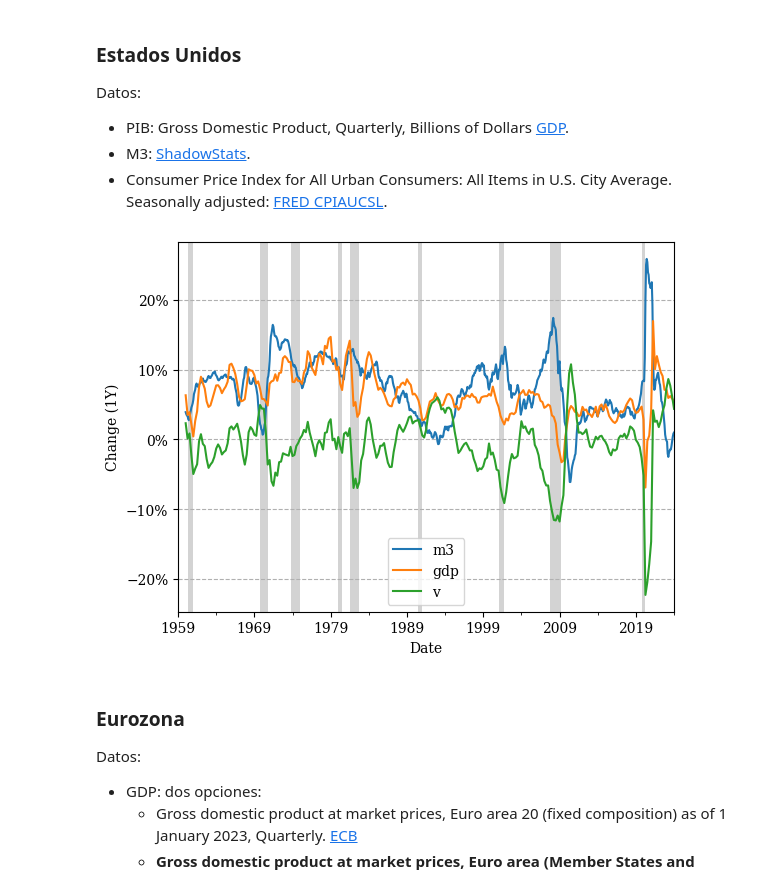
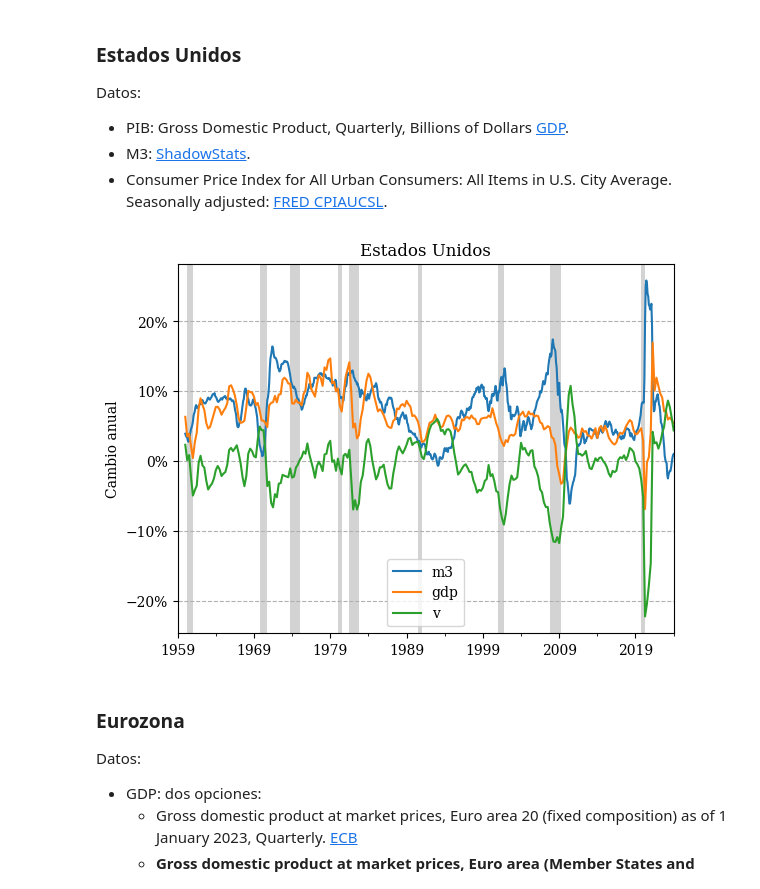
Before and after one commit to MiguelPuntoEs/money-growth, a Jupyter notebook: money-growth.ipynb, the cells around one changed output. Cells and saved outputs as stored; diff of their text form; code cells hidden in the pictures.

Commit message:
Añadidas gráficas y cambios menores

```diff
--- a/money-growth.ipynb
+++ b/money-growth.ipynb
@@ -96,15 +98,17 @@ df_us['v'] = df_us['gdp']/df_us['m3']
 # %%
 fig, ax = plt.subplots()
 
 df_us[['m3']].pct_change(periods=12, fill_method=None).plot(ax=ax)
 df_us[['gdp', 'v']].dropna().pct_change(periods=4, fill_method=None).plot(ax=ax)
 plot_recessions(ax)
 
+ax.set_title('Estados Unidos')
 ax.yaxis.set_major_formatter(mtick.PercentFormatter(1.0))
 ax.grid(which='major', axis='y', linestyle='--')  #  or both
-ax.set_ylabel('Change (1Y)');
+ax.set_xlabel('')
+ax.set_ylabel('Cambio anual');
 # %% [output]
-[figure, old version]
+[figure, new version]
 # %% [markdown]
 ### Eurozona
 
```
Also changed, not shown: parts of 21 cells of this notebook, 18 other files.
